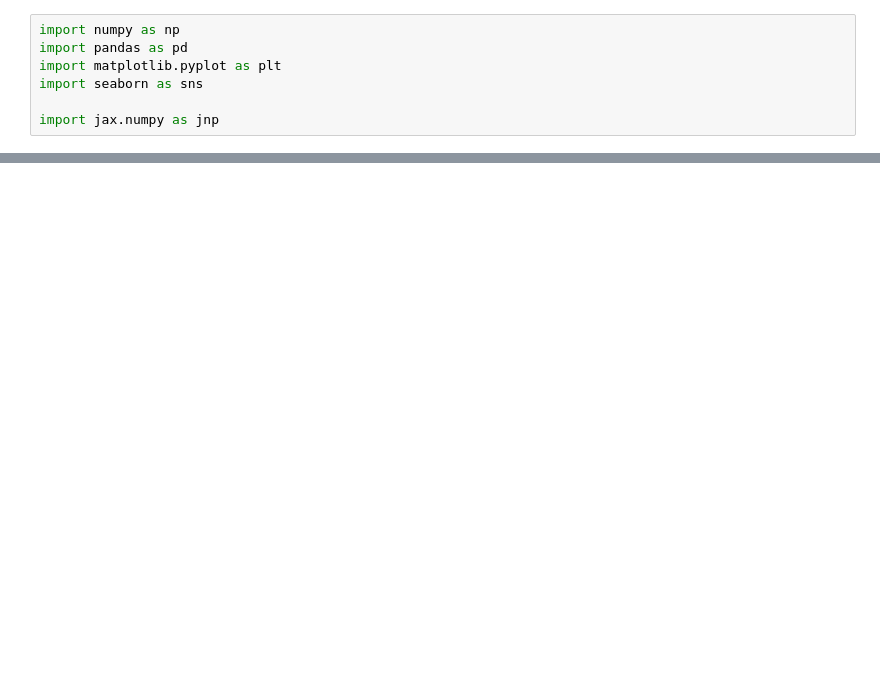
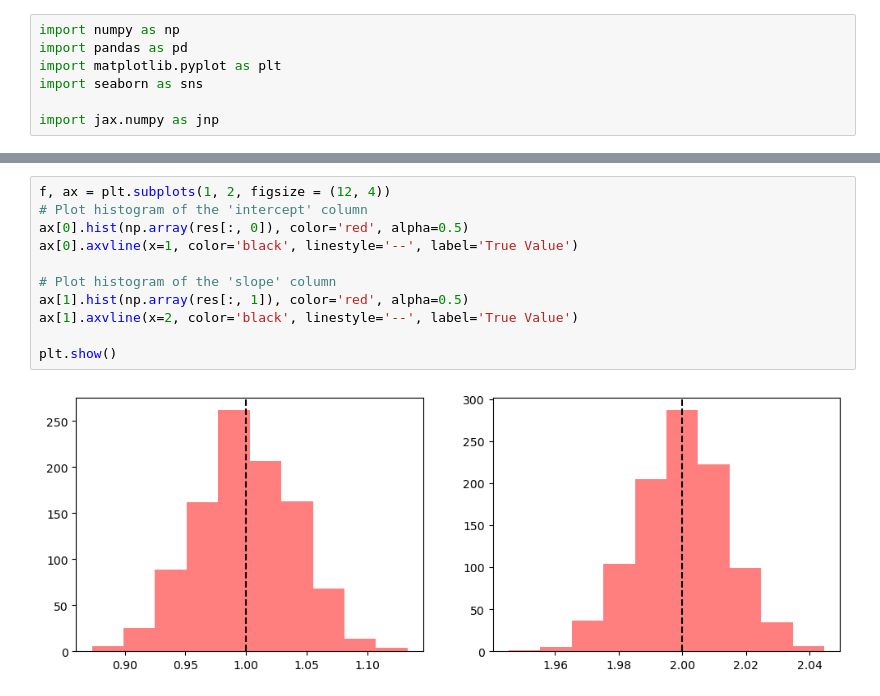
Before and after one commit to apoorvalal/jaxonometrics, a Jupyter notebook: jax_gmm.ipynb, the cells around one changed output, grey strips where cells are left out. Saved outputs shown, nothing was run; the diff lists cells and outputs as text; blank space fills up the shorter version.

```diff
--- a/jax_gmm.ipynb
+++ b/jax_gmm.ipynb
@@ -40,0 +54,13 @@ Array([ 2.0737247, -1.9924636], dtype=float32)
+# %%
+f, ax = plt.subplots(1, 2, figsize = (12, 4))
+# Plot histogram of the 'intercept' column
+ax[0].hist(np.array(res[:, 0]), color='red', alpha=0.5)
+ax[0].axvline(x=1, color='black', linestyle='--', label='True Value')
+
+# Plot histogram of the 'slope' column
+ax[1].hist(np.array(res[:, 1]), color='red', alpha=0.5)
+ax[1].axvline(x=2, color='black', linestyle='--', label='True Value')
+
+plt.show()
+# %% [output]
+[figure, added]
```
Also changed, not shown: parts of 15 cells of this notebook, 1 other file.
